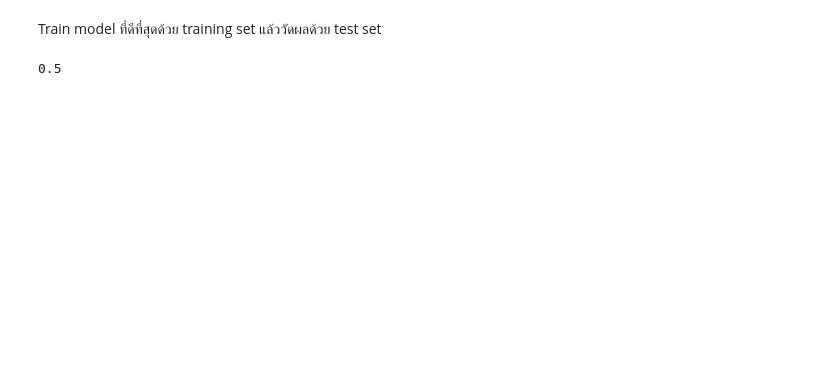
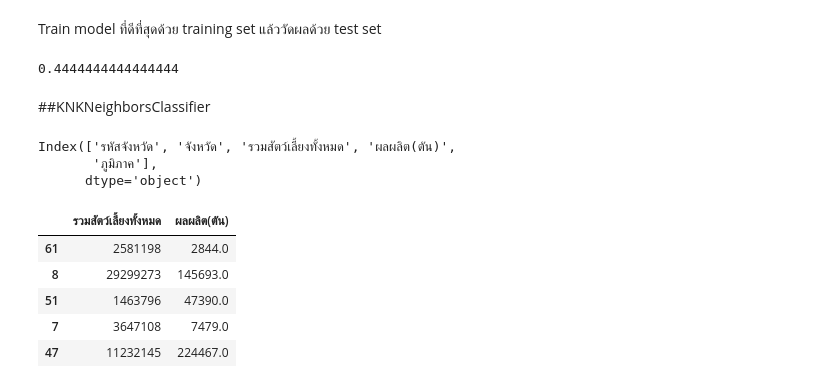
Before and after one commit to tthawatch/DPDM, a Jupyter notebook: Untitled2.ipynb, the cells around one changed output. Saved outputs shown, nothing was run; the diff lists cells and outputs as text; code cells hidden in the pictures; blank space fills up the shorter version.

```diff
--- a/Untitled2.ipynb
+++ b/Untitled2.ipynb
@@ -620,10 +648,12 @@ cross_val_score(KNN_k3_wF, X_train, Y_train, cv=5).mean()
 Train model ที่ดีที่สุดด้วย training set แล้ววัดผลด้วย test set
 # %%
 #Define
-KNN_k3_wG =KNeighborsClassifier(n_neighbors=3,weights='distance')
+KNN_k3_wG =KNeighborsClassifier(n_neighbors=10)
 #train
 KNN_k3_wG.fit(X_train,Y_train)
 #Test_Evaluation
 KNN_k3_wG.score(X_test,Y_test)
 # %% [output]
-0.5
+0.4444444444444444
+# %% [markdown]
+##KNKNeighborsClassifier
@@ -629,0 +663,21 @@ KNN_k3_wG.score(X_test,Y_test)
+# %%
+no_outlier_no_missing.columns
+# %% [output]
+Index(['รหัสจังหวัด', 'จังหวัด', 'รวมสัตว์เลี้ยงทั้งหมด', 'ผลผลิต(ตัน)',
+       'ภูมิภาค'],
+      dtype='object')
+# %%
+x_train, x_test, y_train, y_test = train_test_split(
+    no_outlier_no_missing[['รวมสัตว์เลี้ยงทั้งหมด','ผลผลิต(ตัน)']],
+    no_outlier_no_missing.ภูมิภาค,
+    test_size=0.2
+)
+# %%
+x_train.head()
+# %% [output]
+|  | รวมสัตว์เลี้ยงทั้งหมด | ผลผลิต(ตัน) |
+| 61 | 2581198 | 2844.0 |
+| 8 | 29299273 | 145693.0 |
+| 51 | 1463796 | 47390.0 |
+| 7 | 3647108 | 7479.0 |
+| 47 | 11232145 | 224467.0 |
```
Also changed, not shown: parts of 35 cells of this notebook.
